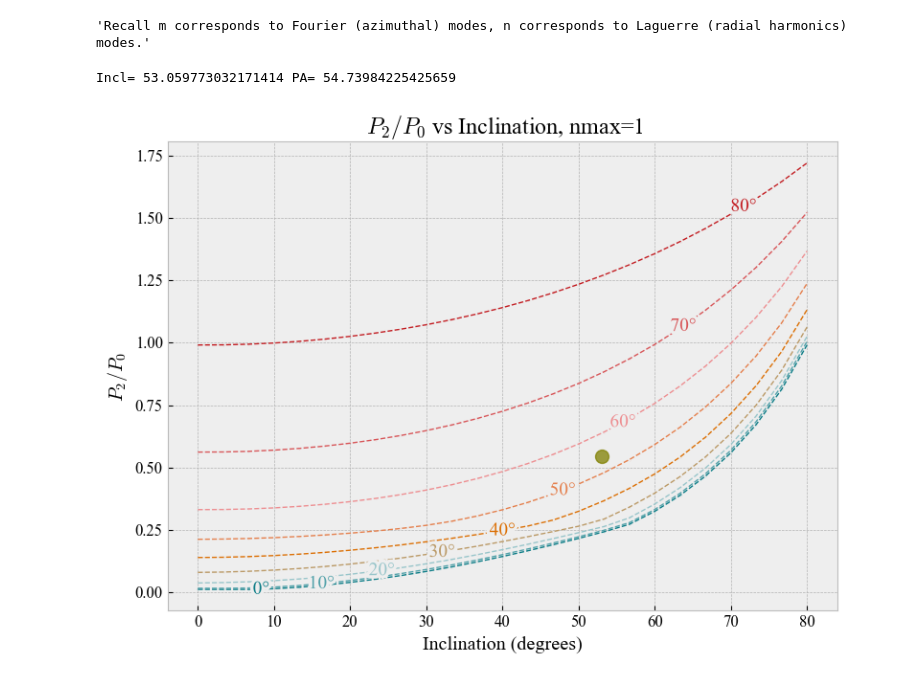
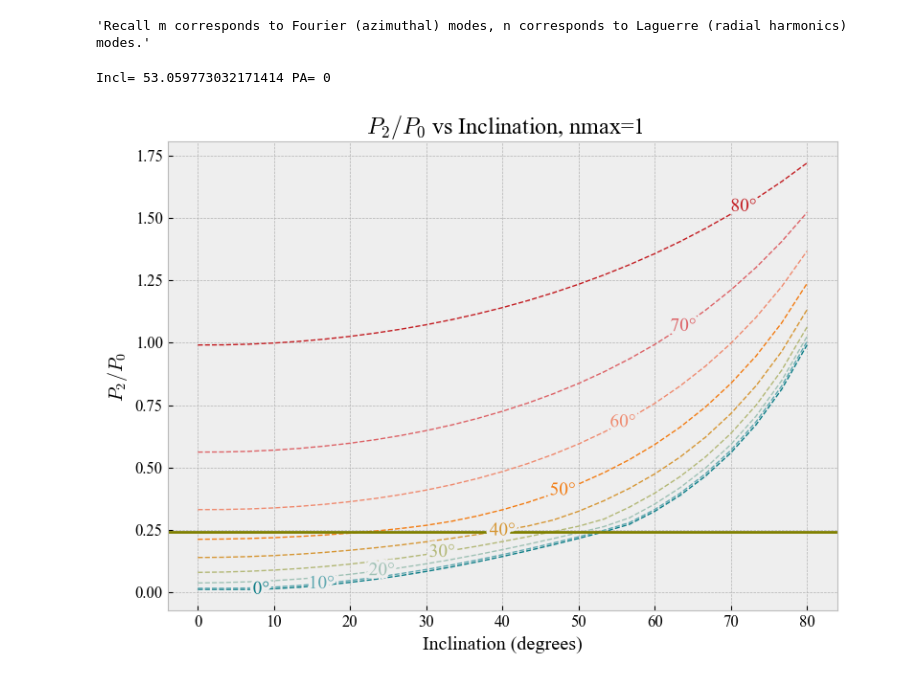
Before and after one commit to michael-petersen/GalaxyIncIinations, a Jupyter notebook: VaryPositionAngle.ipynb, the cells around one changed output. Cells and saved outputs as stored; diff of their text form; code cells hidden in the pictures.

```diff
--- a/VaryPositionAngle.ipynb
+++ b/VaryPositionAngle.ipynb
@@ -25,33 +46,13 @@ noise=0.5
 # %% [output]
 'Recall m corresponds to Fourier (azimuthal) modes, n corresponds to Laguerre (radial harmonics) modes.'
 # %%
-import numpy as np
-import matplotlib.pyplot as plt
-from tqdm import tqdm
-from labellines import *
-from matplotlib.colors import LinearSegmentedColormap
-
-my_gradient = LinearSegmentedColormap.from_list('my_gradient', (
-    # Edit this gradient at https://eltos.github.io/gradient/#0D7D87-99C6CC-DC7004-EE9093-C31E23
-    (0.000, (0.051, 0.490, 0.529)),
-    (0.250, (0.600, 0.776, 0.800)),
-    (0.500, (0.863, 0.439, 0.016)),
-    (0.750, (0.933, 0.565, 0.576)),
-    (1.000, (0.765, 0.118, 0.137))))
-
 # Parameters
 inclinations = np.linspace(0, 80, 25)
 position_angles = np.arange(0, 81, 10)
 colorindx = np.linspace(0, 1, len(position_angles))
 mmax, nmax = 7, 2
-a = 1.
-N = 100000
-rmax = 5
-nbins = 128
 noise = 0.5
-Am_fit=0.637
-Bm_fit=3.736
-Cm_fit=0.032
+
 # Store result
 pa_results = {PA: [] for PA in position_angles}
 
@@ -69,6 +70,7 @@ for PA in tqdm(position_angles, desc="Position Angles"):
         n_power = np.sum(coef_mag, axis=0)
         fracn_power = n_power
         fracm_power = m_power
+
         # Store P2/P0
         try:
             mratio = fracm_power[2] / fracm_power[0]
@@ -79,10 +81,10 @@ for PA in tqdm(position_angles, desc="Position Angles"):
 
 plt.figure(figsize=(8, 6))
 
-counter = 0
+i = 0
 for PA, ratios in pa_results.items():
-    plt.plot(inclinations, ratios, marker='.', markersize=0.1, linewidth=1,linestyle='dashed', label=f'{PA:.0f}°', color=my_gradient(colorindx[counter]))
-    counter += 1
+    plt.plot(inclinations, ratios, marker='.', markersize=0.1, linewidth=1,linestyle='dashed', label=f'{PA:.0f}°', color=my_gradient(colorindx[i]))
+    i += 1
 
 
 plt.xlabel("Inclination angle (deg)")
@@ -135,37 +137,37 @@ ratios = np.array(ratios)
 
 #uncomment for real galaxy points
 #plt.plot(inclinations, ratios, '.', color='black', markersize=6, label='Points')
 
 plt.xlabel("Inclination (degrees)")
 plt.ylabel(r"$P_2/P_0$")
 plt.title(rf" $P_2/P_0$ vs Inclination, nmax={nmax-1}")
 
 plt.grid(True)
 plt.tight_layout()
 
 """Blind Test"""
 theta = np.random.uniform(40, 80)  # blind test inclination
-PA = np.random.uniform(40, 85)     # blind test PA
+PA = 0     # blind test PA
 
 D = DiscGalaxy(N=N, a=a)
 D.rotate_disc(theta, PA, 0)
 D.generate_image(rmax=rmax, nbins=nbins, noiselevel=noise)
 
 E = D.make_pointexpansion(mmax, 2, a*1.5)
 
 # Compute  powers
 coefs = np.sqrt(E.coscoefs**2 + E.sincoefs**2)
 m= np.sum(coefs, axis=1)
 n = np.sum(coefs, axis=0)
 
-plt.plot(theta, m[2] / m[0], 'o', color='olive', markersize=10,alpha=0.75, label='Blind Test Point')
+plt.axhline(y=m[2]/m[0],  linestyle='-', color='olive',  label='Blind Test Point')
 
 print("Incl=",theta,"PA=",PA)
 
 plt.show()
 # %% [output]
-Incl= 53.059773032171414 PA= 54.73984225425659
+Incl= 53.059773032171414 PA= 0
-[figure, old version]
+[figure, new version]
 # %%
 scalelengths = np.linspace(0.5 , 6, 20)
 
```
Also changed, not shown: parts of 4 cells of this notebook, 1 other file.
